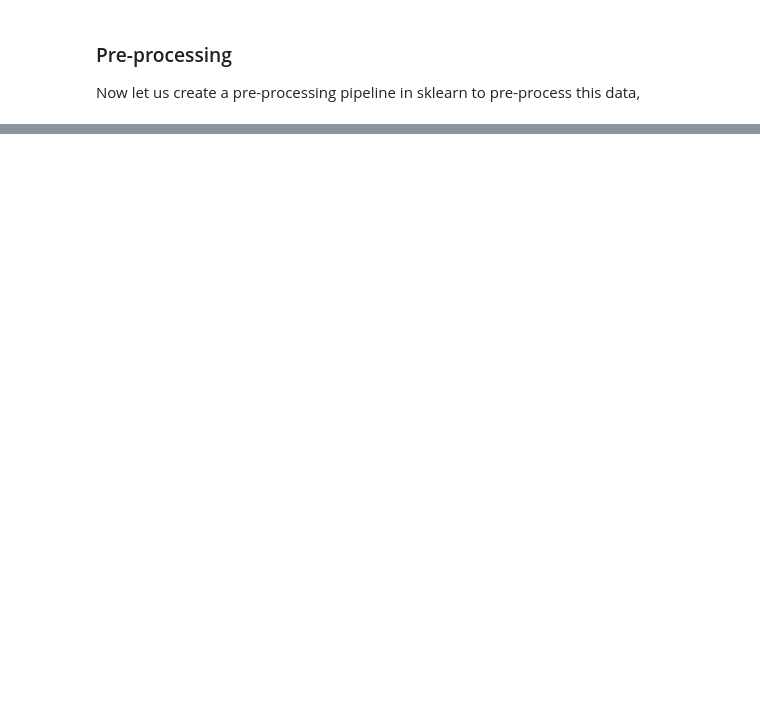
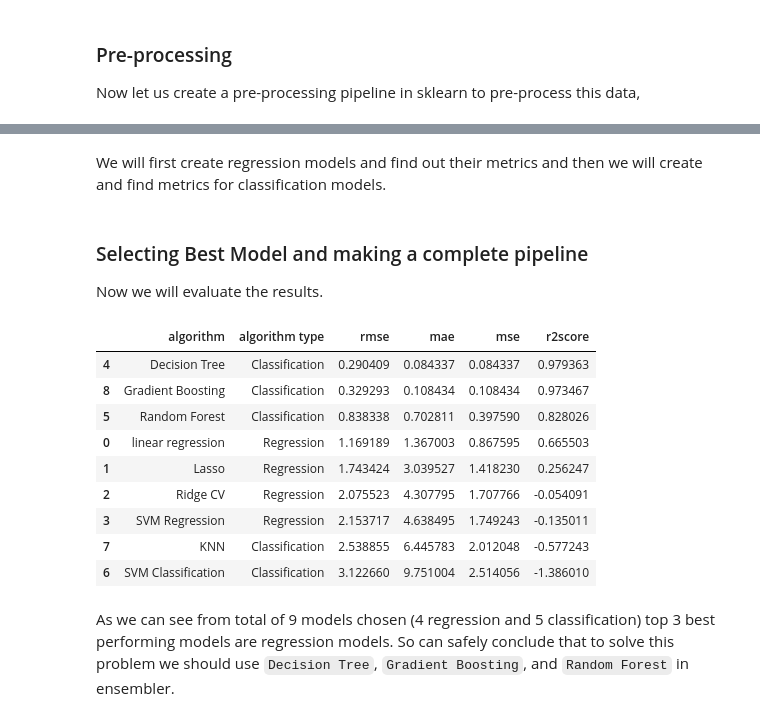
Before and after one commit to ketanip/productivity-impact-predictor, a Jupyter notebook: training.ipynb, the cells around one changed output, grey strips where cells are left out. Drawn from its saved outputs; the diff is of its cells as text; code cells hidden in the pictures; blank space fills up the shorter version.

```diff
--- a/training.ipynb
+++ b/training.ipynb
@@ -462,6 +441,7 @@ new_cols = {
     "self control": "self_control",
     "addiction level": "addiction_level",
     "connectiontype": "connection_type",
+    "productivityloss": "productivity_loss"
 }
 
 df = df.rename(new_cols, axis="columns")
@@ -477,0 +599,25 @@ Now let us create a pre-processing pipeline in sklearn to pre-process this data,
+# %% [markdown]
+We will first create regression models and find out their metrics and then we will create and find metrics for classification models.
+# %%
+from sklearn.pipeline import make_pipeline
+
+from sklearn.svm import LinearSVR
+from sklearn.linear_model import  LinearRegression, LassoCV, RidgeCV
+
+# Creating a pipeline
+lr_pipe = make_pipeline(preprocessor, LinearRegression())
+lasso_pipe = make_pipeline(preprocessor, LassoCV())
+ridge_cv_pipe = make_pipeline(preprocessor, RidgeCV())
+svm_r_pipe = make_pipeline(preprocessor, LinearSVR())
+
+# Fitting the model
+lr_pipe.fit(X_train, y_train)
+lasso_pipe.fit(X_train, y_train)
+ridge_cv_pipe.fit(X_train, y_train)
+svm_r_pipe.fit(X_train, y_train)
+
+# Making predictions
+lr_pred = lr_pipe.predict(X_test)
+lasso_pred = lasso_pipe.predict(X_test)
+ridge_cv_pred = ridge_cv_pipe.predict(X_test)
+svm_r_pipe_pred = svm_r_pipe.predict(X_test)
@@ -477,0 +652,36 @@ Now let us create a pre-processing pipeline in sklearn to pre-process this data,
+# %% [markdown]
+### Selecting Best Model and making a complete pipeline
+
+Now we will evaluate the results.
+# %%
+model_results = []
+
+# Regression
+model_results +=  [eval_metrics(y_test, lr_pred, "linear regression", "Regression")]
+model_results +=  [eval_metrics(y_test, lasso_pred, "Lasso", "Regression")]
+model_results +=  [eval_metrics(y_test, ridge_cv_pred, "Ridge CV", "Regression")]
+model_results +=  [eval_metrics(y_test, svm_r_pipe_pred, "SVM Regression", "Regression")]
+
+# Classification
+model_results +=  [eval_metrics(y_test_cat, decision_tree_pred, "Decision Tree", "Classification")]
+model_results +=  [eval_metrics(y_test_cat, random_forest_pred, "Random Forest", "Classification")]
+model_results +=  [eval_metrics(y_test_cat, svm_c_pred, "SVM Classification", "Classification")]
+model_results +=  [eval_metrics(y_test_cat, knn_c_pred, "KNN", "Classification")]
+model_results +=  [eval_metrics(y_test_cat, gradient_boosting_pred, "Gradient Boosting", "Classification")]
+
+
+results_df = pd.DataFrame(model_results, columns=["algorithm", "algorithm type", "rmse", "mae", "mse", "r2score"])
+results_df.sort_values(by="r2score", ascending=False)
+# %% [output]
+|  | algorithm | algorithm type | rmse | mae | mse | r2score |
+| 4 | Decision Tree | Classification | 0.290409 | 0.084337 | 0.084337 | 0.979363 |
+| 8 | Gradient Boosting | Classification | 0.329293 | 0.108434 | 0.108434 | 0.973467 |
+| 5 | Random Forest | Classification | 0.838338 | 0.702811 | 0.397590 | 0.828026 |
+| 0 | linear regression | Regression | 1.169189 | 1.367003 | 0.867595 | 0.665503 |
+| 1 | Lasso | Regression | 1.743424 | 3.039527 | 1.418230 | 0.256247 |
+| 2 | Ridge CV | Regression | 2.075523 | 4.307795 | 1.707766 | -0.054091 |
+| 3 | SVM Regression | Regression | 2.153717 | 4.638495 | 1.749243 | -0.135011 |
+| 7 | KNN | Classification | 2.538855 | 6.445783 | 2.012048 | -0.577243 |
+| 6 | SVM Classification | Classification | 3.122660 | 9.751004 | 2.514056 | -1.386010 |
+# %% [markdown]
+As we can see from total of 9 models chosen (4 regression and 5 classification) top 3 best performing models are regression models. So can safely conclude that to solve this problem we should use `Decision Tree`, `Gradient Boosting`, and `Random Forest` in ensembler.
```
Also changed, not shown: parts of 31 cells of this notebook, 3 other files.
